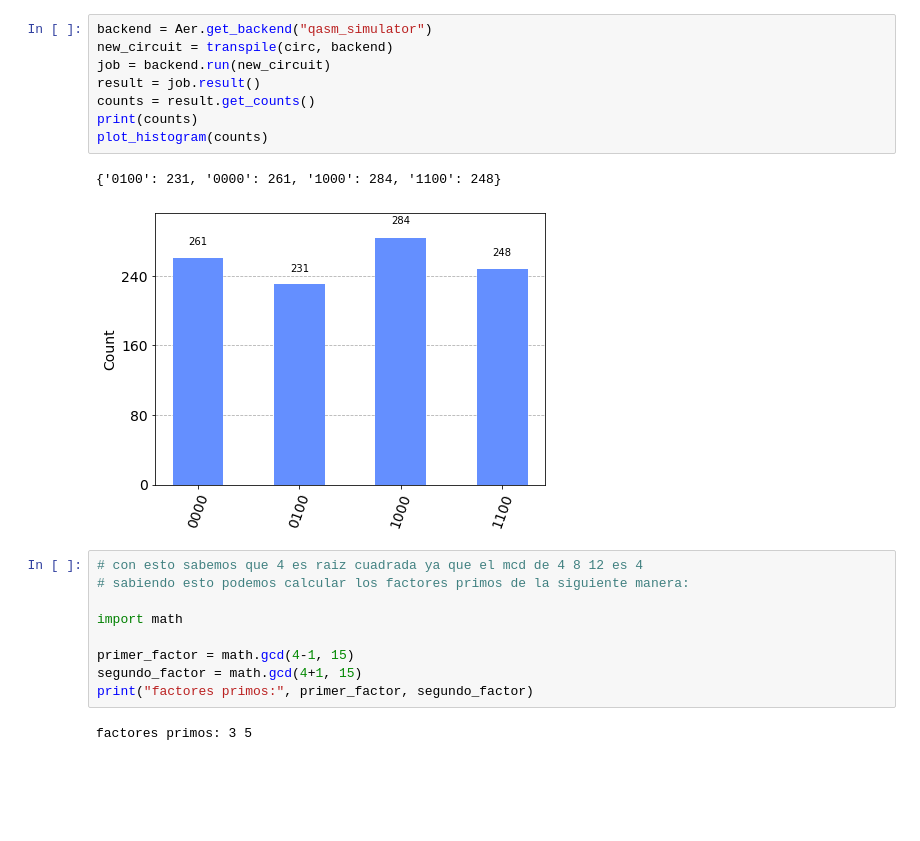
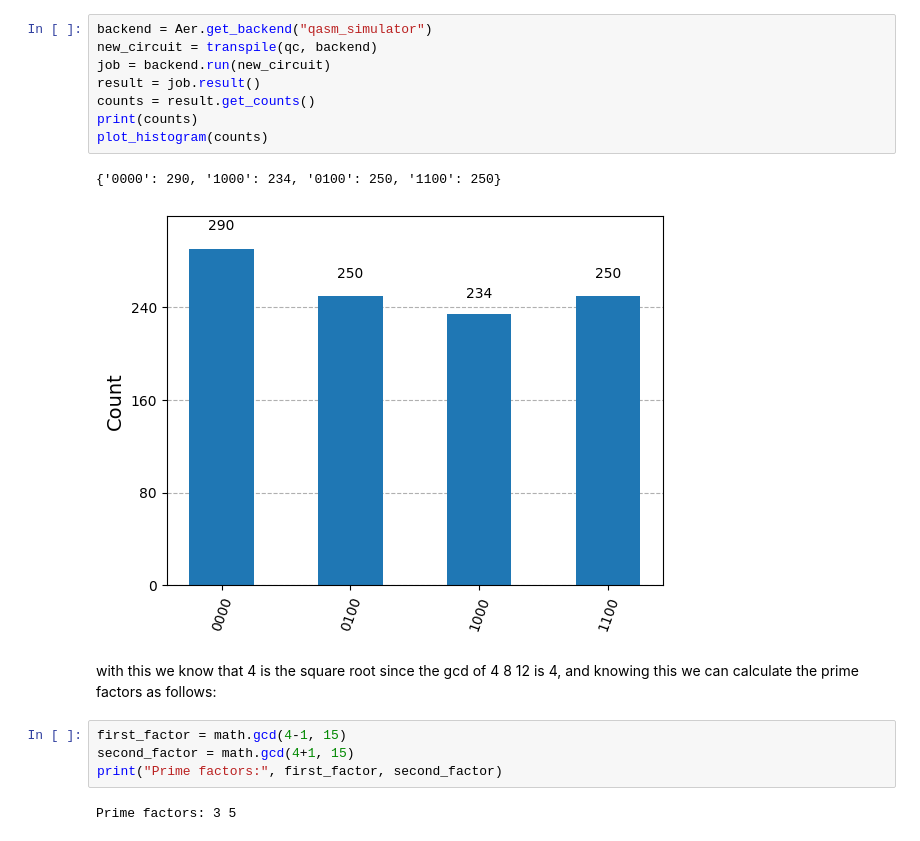
Before and after one commit to PiPevafo/Shor-Algorithm, a Jupyter notebook: Algoritmo de Shor.ipynb, the cells around one changed output. Saved outputs shown, nothing was run; the diff lists cells and outputs as text; blank space fills up the shorter version.

```diff
--- a/Algoritmo de Shor.ipynb
+++ b/Algoritmo de Shor.ipynb
@@ -80,22 +127,19 @@ qc.draw(output = 'mpl')
 # %%
 backend = Aer.get_backend("qasm_simulator")
-new_circuit = transpile(circ, backend)
+new_circuit = transpile(qc, backend)
 job = backend.run(new_circuit)
 result = job.result()
 counts = result.get_counts()
 print(counts)
 plot_histogram(counts)
 # %% [output]
-{'0100': 231, '0000': 261, '1000': 284, '1100': 248}
+{'0000': 290, '1000': 234, '0100': 250, '1100': 250}
-[figure, old version]
+[figure, new version]
-# %%
-# con esto sabemos que 4 es raiz cuadrada ya que el mcd de 4 8 12 es 4
-# sabiendo esto podemos calcular los factores primos de la siguiente manera:
-
-import math
-
-primer_factor = math.gcd(4-1, 15)
-segundo_factor = math.gcd(4+1, 15)
-print("factores primos:", primer_factor, segundo_factor)
-# %% [output]
-factores primos: 3 5
+# %% [markdown]
+with this we know that 4 is the square root since the gcd of 4 8 12 is 4, and knowing this we can calculate the prime factors as follows:
+# %%
+first_factor = math.gcd(4-1, 15)
+second_factor = math.gcd(4+1, 15)
+print("Prime factors:", first_factor, second_factor)
+# %% [output]
+Prime factors: 3 5
```
Also changed, not shown: parts of 16 cells of this notebook.
